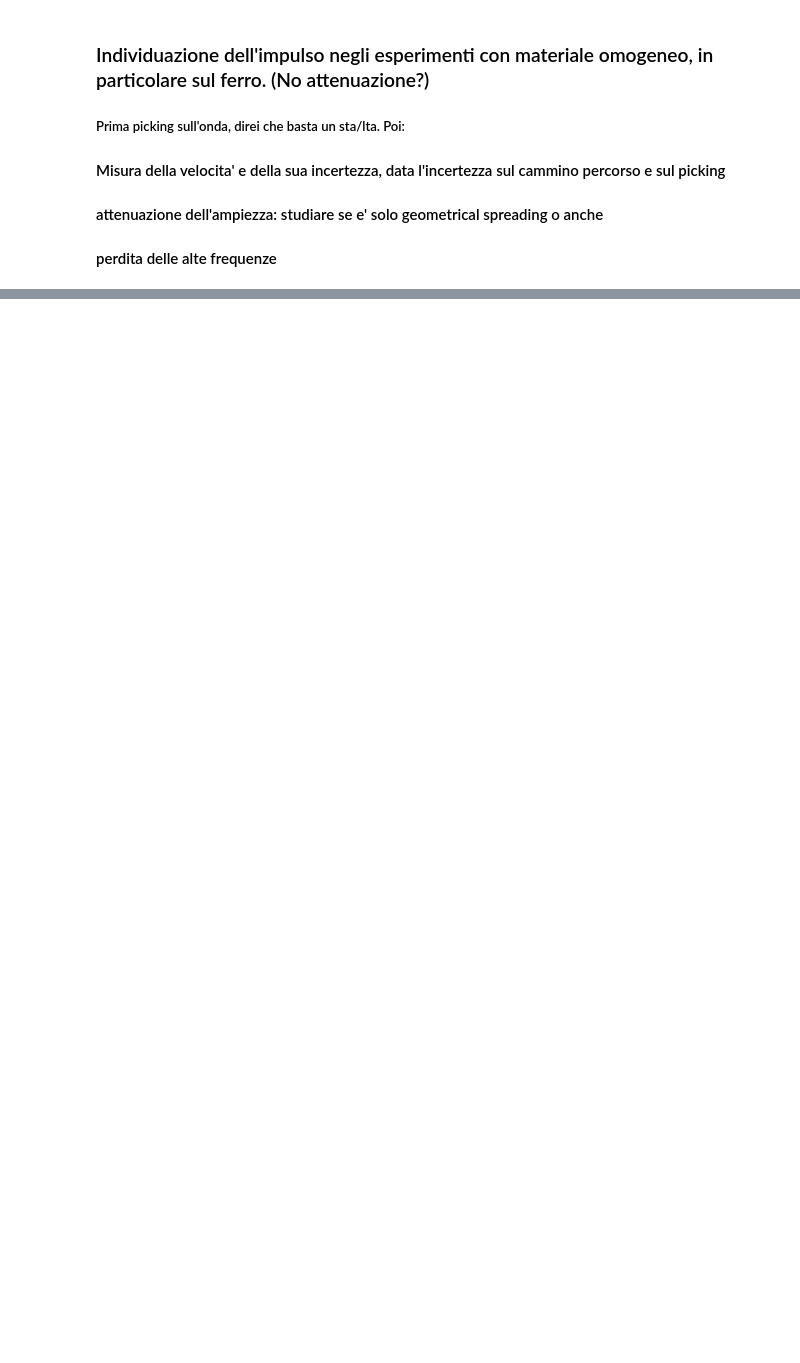
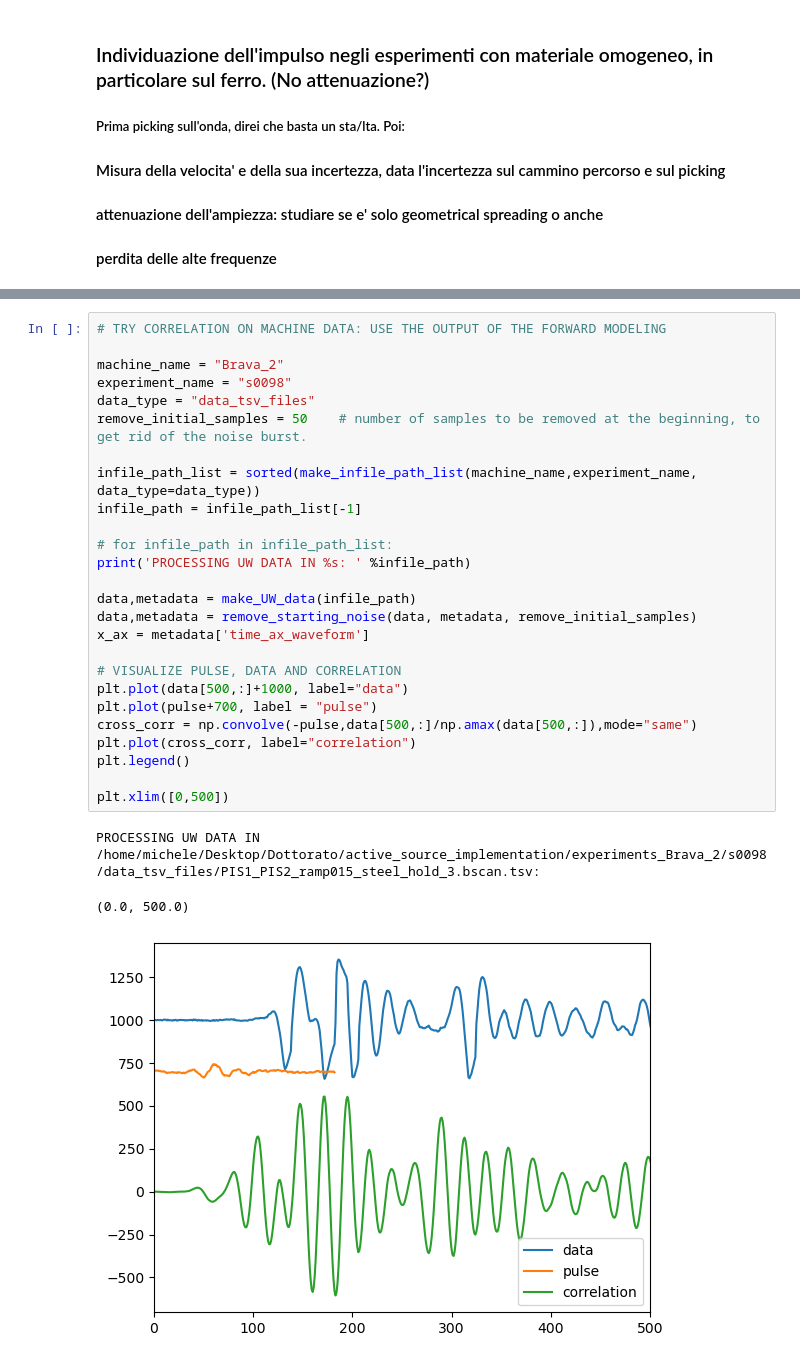
Before and after one commit to Bic10/lab_UW, a Jupyter notebook: Studio_impulso.ipynb, the cells around one changed output, grey strips where cells are left out. Drawn from its saved outputs; the diff is of its cells as text; blank space fills up the shorter version.

```diff
--- a/Studio_impulso.ipynb
+++ b/Studio_impulso.ipynb
@@ -275,0 +350,30 @@ plt.plot(np.convolve(-d,b,mode="same")+1700)
+# %%
+# TRY CORRELATION ON MACHINE DATA: USE THE OUTPUT OF THE FORWARD MODELING
+
+machine_name = "Brava_2"
+experiment_name = "s0098"
+data_type = "data_tsv_files"
+remove_initial_samples = 50    # number of samples to be removed at the beginning, to get rid of the noise burst.
+
+infile_path_list = sorted(make_infile_path_list(machine_name,experiment_name, data_type=data_type))
+infile_path = infile_path_list[-1]
+
+# for infile_path in infile_path_list:
+print('PROCESSING UW DATA IN %s: ' %infile_path)
+
+data,metadata = make_UW_data(infile_path)
+data,metadata = remove_starting_noise(data, metadata, remove_initial_samples)
+x_ax = metadata['time_ax_waveform']
+
+# VISUALIZE PULSE, DATA AND CORRELATION
+plt.plot(data[500,:]+1000, label="data")
+plt.plot(pulse+700, label = "pulse")
+cross_corr = np.convolve(-pulse,data[500,:]/np.amax(data[500,:]),mode="same")
+plt.plot(cross_corr, label="correlation")
+plt.legend()
+
+plt.xlim([0,500])
+# %% [output]
+PROCESSING UW DATA IN /home/michele/Desktop/Dottorato/active_source_implementation/experiments_Brava_2/s0098/data_tsv_files/PIS1_PIS2_ramp015_steel_hold_3.bscan.tsv:
+(0.0, 500.0)
+[figure, added]
```
Also changed, not shown: parts of 11 cells of this notebook, 3 other files.
